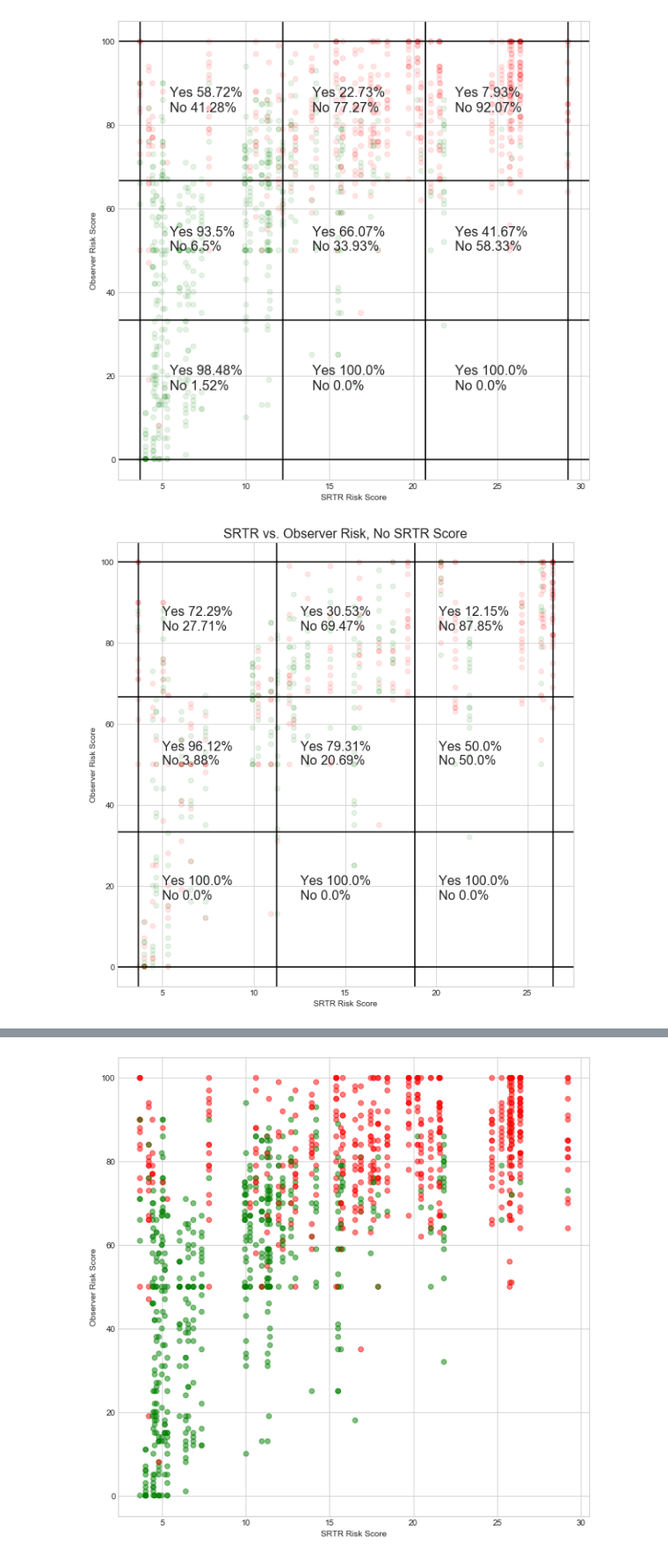
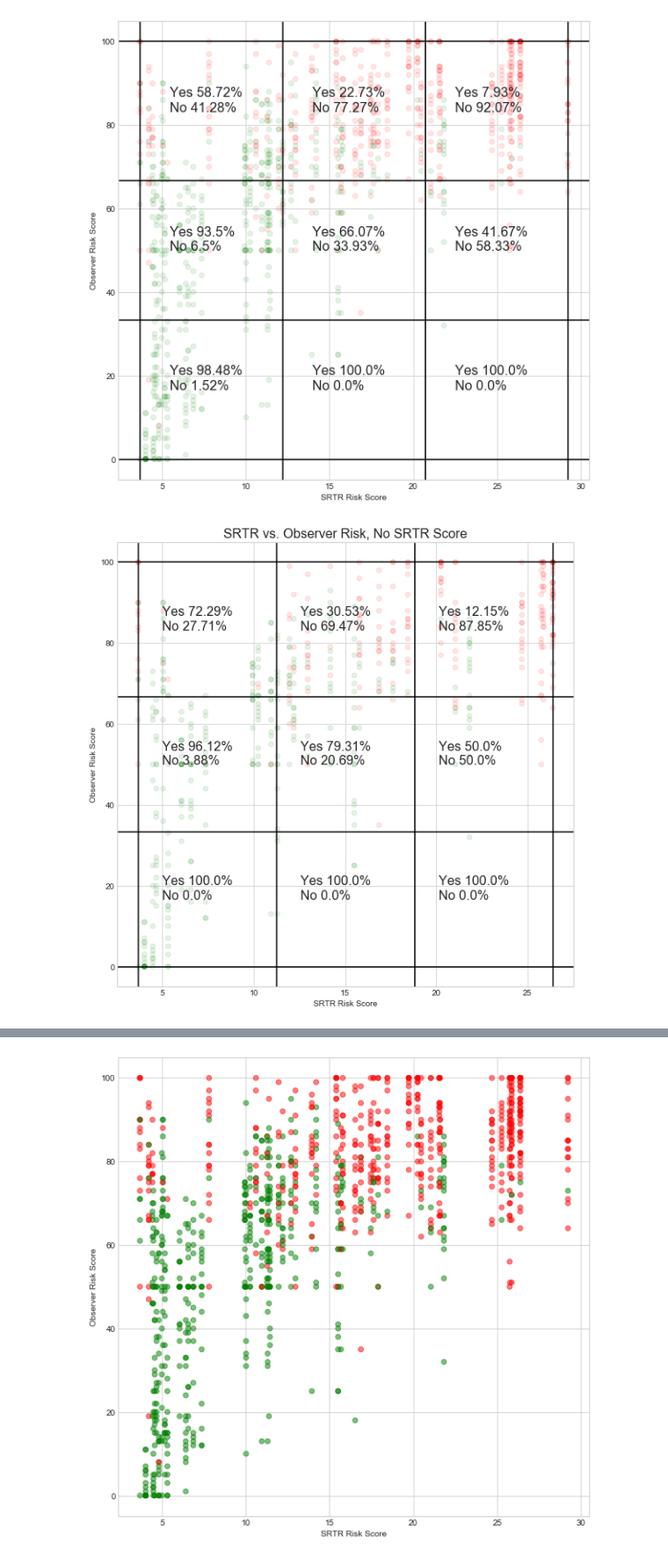
Before and after one commit to peterjmartinson/heart-survey, a Jupyter notebook: HeartSurvey.ipynb, the cells around one changed output, grey strips where cells are left out. Shown at 88% size. Drawn from its saved outputs; the diff is of its cells as text; code cells hidden in the pictures.

Commit message:
Correct the trine plots
Colors were assigned incorrectly

```diff
--- a/HeartSurvey.ipynb
+++ b/HeartSurvey.ipynb
@@ -624,16 +625,19 @@ plt.savefig('plot_SRTRvsObserver_all_percents.jpg')
 # %% [output]
 [figure]
 # %%
-colors = master_data['Observer Decision'].replace(['Yes', 'No'], ['green', 'red'])
+df_plot = master_data[master_data['Scenario Set'] == 'No SRTR Score']
+
+colors = df_plot['Observer Decision'].replace(['Yes', 'No'], ['green', 'red'])
+
 
 plt.figure(figsize=(10, 10))
-plt.scatter(master_data[master_data['Scenario Set'] == 'No SRTR Score']['SRTR Risk'], master_data[master_data['Scenario Set'] == 'No SRTR Score']['Observer Risk'], color=colors, alpha=0.1)
+plt.scatter(df_plot['SRTR Risk'], df_plot['Observer Risk'], color=colors, alpha=0.1)
 # plt.scatter(master_data['SRTR Risk'], master_data[master_data['Scenario Set'] == 'With SRTR Score']['Observer Risk'], color=colors, alpha=0.1)
 plt.xlabel('SRTR Risk Score')
 plt.ylabel('Observer Risk Score')
 
 
-df = master_data[master_data['Scenario Set'] == 'No SRTR Score'][['Observer Risk', 'Scaled SRTR Risk', 'SRTR Risk', 'Observer Decision']]
+df = df_plot[['Observer Risk', 'Scaled SRTR Risk', 'SRTR Risk', 'Observer Decision']]
 
 
 # First, give each row a position in the 3x3 grid
@@ -699,32 +703,32 @@ df.insert(0, 'R', pos_row)
 df.insert(0, 'C', pos_col)
 
 
 
 # Second, get %Yes in each position
 for col in range(3):
     for row in range(3):
         df_temp = df[(df['C'] == col) & (df['R'] == row)]['Observer Decision']
         df_y = df_temp[df_temp == 'Yes']
         df_n = df_temp[df_temp == 'No']
         N = len(df_temp)
         if N == 0:
             pct_y = 0
             pct_n = 0
         else:
             n_y = len(df_y)
             n_n = len(df_n)
             pct_y = round(100*(n_y/N),2)
             pct_n = round(100*(n_n/N),2)
         text_x = text_start_x + srtr_third*row
         text_y = text_start_y + obs_third*col
         txt = f'Yes {pct_y}%\nNo {pct_n}%'
         plt.text(text_x, text_y, txt, fontsize=16)
         # print(f'[{col}, {row}]')
         # print(f'N={N},\t% Yes = {pct_y},\t% No = {pct_n}')
         # print(f'N={N}, n_y={n_y}, %Y = {100*(n_y/N)}')
 
 plt.title('SRTR vs. Observer Risk, No SRTR Score', fontsize=16)
 plt.savefig('plot_SRTRvsObserver_NoSRTRScore_percents.jpg')
 # %% [output]
-[figure, old version]
+[figure, new version]
 # %%
```
Also changed, not shown: parts of 13 cells of this notebook, 12 other files.
